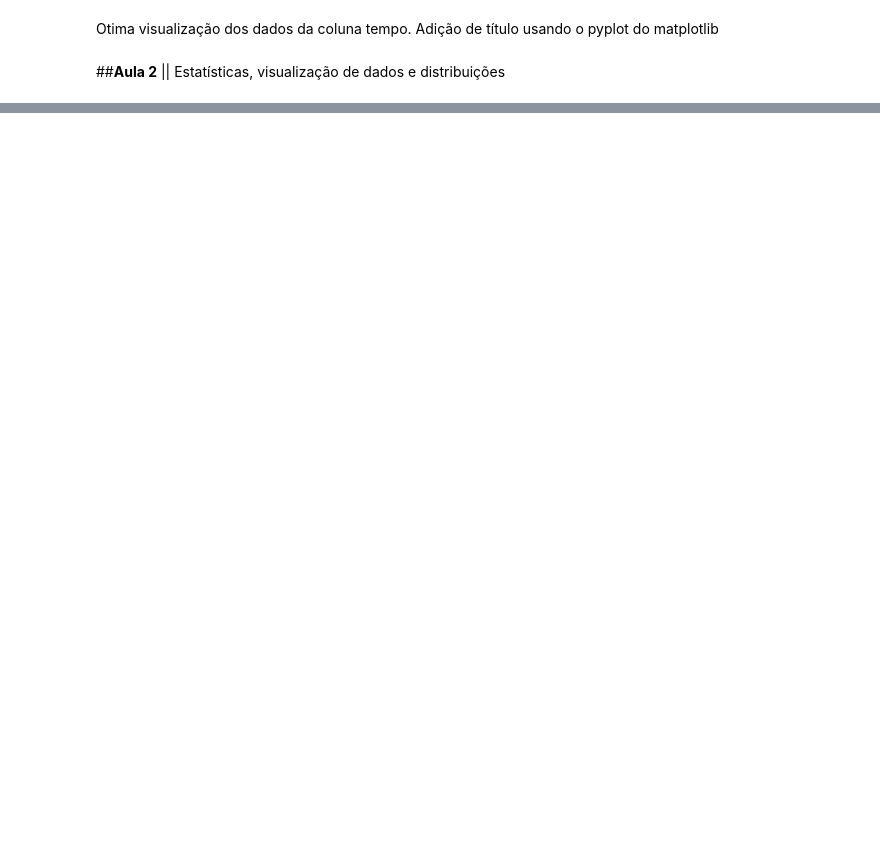
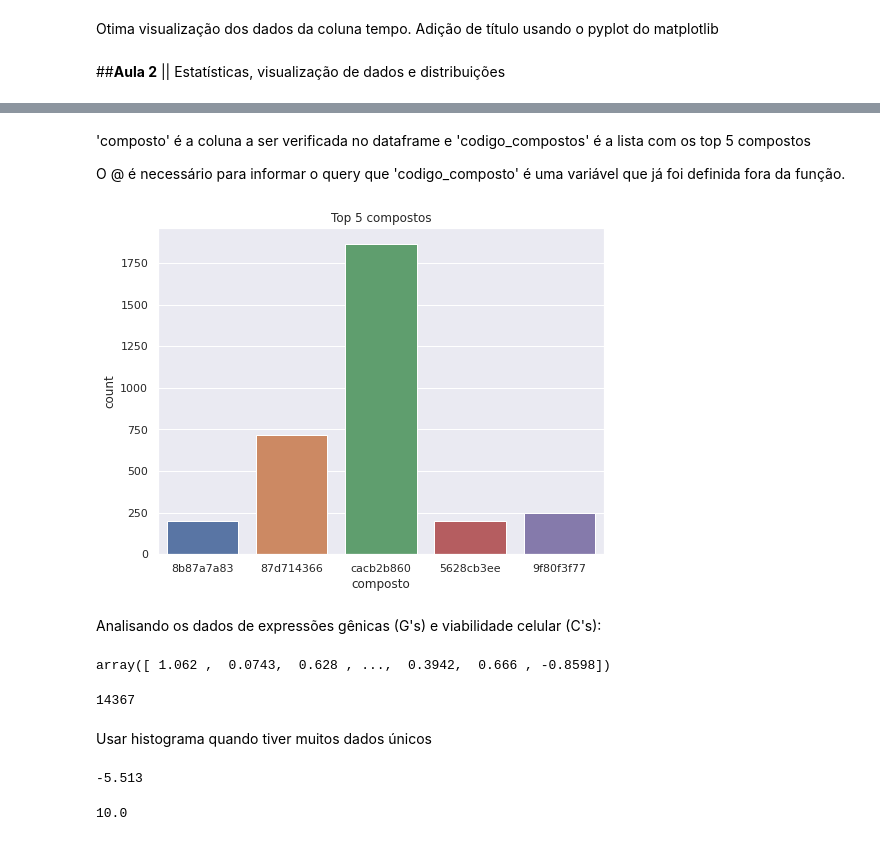
Before and after one commit to deboraa-gs/imersaodados3, a Jupyter notebook: Imersão_dados_Alura_Débora.ipynb, the cells around one changed output, grey strips where cells are left out. Drawn from its saved outputs; the diff is of its cells as text; code cells hidden in the pictures; blank space fills up the shorter version.

```diff
--- a/Imersão_dados_Alura_Débora.ipynb
+++ b/Imersão_dados_Alura_Débora.ipynb
@@ -267,0 +334,4 @@ Otima visualização dos dados da coluna tempo. Adição de título usando o pyp
+# %%
+mapa = {"droga":"composto"}
+dados.rename(columns = mapa, inplace = True) #muda o nome da coluna direto no dataframe
+dados.head()
@@ -267,0 +386,42 @@ Otima visualização dos dados da coluna tempo. Adição de título usando o pyp
+# %% [markdown]
+'composto' é a coluna a ser verificada no dataframe e 'codigo_compostos' é a lista com os top 5 compostos
+
+O @ é necessário para informar o query que 'codigo_composto' é uma variável que já foi definida fora da função.
+# %%
+#Plotando gráficos usando seaborn com filtro aplicado na coluna 'composto'
+
+import seaborn as sns
+import matplotlib.pyplot as plt
+
+sns.set() #usado para ficar no padrão do seaborn
+
+plt.figure(figsize=(8,6)) #dimensões do gráfico
+ax = sns.countplot(x = 'composto', data = dados.query('composto in @codigo_compostos'))
+ax.set_title('Top 5 compostos')
+plt.show()
+# %% [output]
+[figure, added]
+# %% [markdown]
+Analisando os dados de expressões gênicas (G's) e viabilidade celular (C's):
+# %%
+#lista com os nomes dos compostos da coluna g-0
+(dados['g-0'].unique())
+# %% [output]
+array([ 1.062 ,  0.0743,  0.628 , ...,  0.3942,  0.666 , -0.8598])
+# %%
+#para retornar o tamanho da lista obtida anteriormente
+len(dados['g-0'].unique())
+# %% [output]
+14367
+# %% [markdown]
+Usar histograma quando tiver muitos dados únicos
+# %%
+#valor minimo
+dados['g-0'].min()
+# %% [output]
+-5.513
+# %%
+#valor maximo
+dados['g-0'].max()
+# %% [output]
+10.0
```
Also changed, not shown: parts of 46 cells of this notebook.
